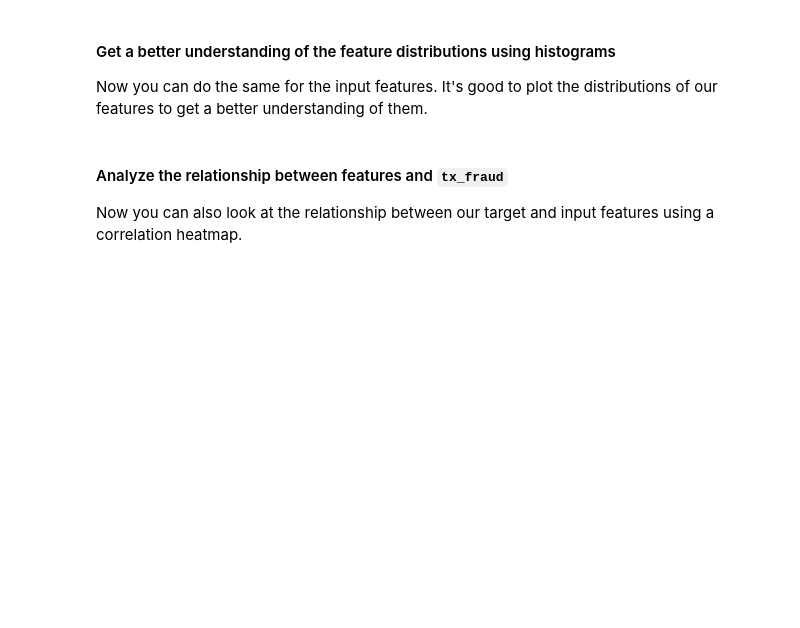
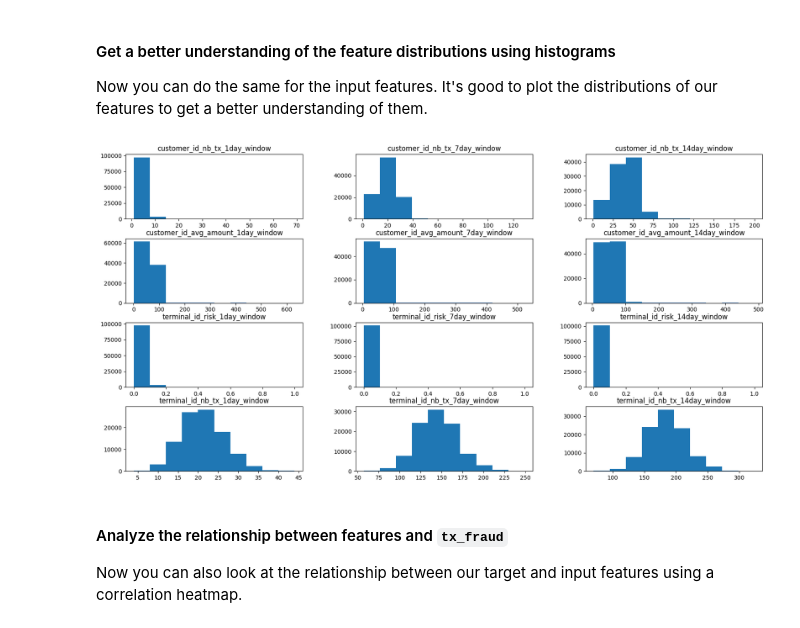
Before and after one commit to GoogleCloudPlatform/fraudfinder, a Jupyter notebook: vertex_ai/04_experimentation.ipynb, the cells around one changed output. Cells and saved outputs as stored; diff of their text form; code cells hidden in the pictures; blank space fills up the shorter version.

````diff
--- a/vertex_ai/04_experimentation.ipynb
+++ b/vertex_ai/04_experimentation.ipynb
@@ -267,7 +309,7 @@ In the next cell, you will send the dataframe to lookup feature values to Featur
 sample_df = ff_feature_store.batch_serve_to_df(
     serving_feature_ids=SERVING_FEATURE_IDS,
     read_instances_df=query_df,
-    pass_through_fields = ['tx_fraud','tx_amount']
+    pass_through_fields=["tx_fraud", "tx_amount"],
 )
 
 sample_df.head(5)
@@ -290,22 +368,25 @@ As we can see the data is imbalanced. We will fix this later in this notebook be
 #### Get a better understanding of the feature distributions using histograms
 Now you can do the same for the input features. It's good to plot the distributions of our features to get a better understanding of them.
 # %%
-features = [ "tx_amount",
-            "customer_id_nb_tx_1day_window",
-            "customer_id_nb_tx_7day_window",
-            "customer_id_nb_tx_14day_window",
-            "customer_id_avg_amount_1day_window",
-            "customer_id_avg_amount_7day_window",
-            "customer_id_avg_amount_14day_window",
-            "terminal_id_risk_1day_window",
-            "terminal_id_risk_7day_window",
-            "terminal_id_risk_14day_window",
-            "terminal_id_nb_tx_1day_window",
-            "terminal_id_nb_tx_7day_window",
-            "terminal_id_nb_tx_14day_window"
-           ]
+features = [
+    "tx_amount",
+    "customer_id_nb_tx_1day_window",
+    "customer_id_nb_tx_7day_window",
+    "customer_id_nb_tx_14day_window",
+    "customer_id_avg_amount_1day_window",
+    "customer_id_avg_amount_7day_window",
+    "customer_id_avg_amount_14day_window",
+    "terminal_id_risk_1day_window",
+    "terminal_id_risk_7day_window",
+    "terminal_id_risk_14day_window",
+    "terminal_id_nb_tx_1day_window",
+    "terminal_id_nb_tx_7day_window",
+    "terminal_id_nb_tx_14day_window",
+]
 
-sample_df[features].hist(figsize = (20, 10), grid=False);
+sample_df[features].hist(figsize=(20, 10), grid=False)
+# %% [output]
+[figure, added]
 # %% [markdown]
 #### Analyze the relationship between features and ```tx_fraud```
 Now you can also look at the relationship between our target and input features using a correlation heatmap.
````
Also changed, not shown: parts of 20 cells of this notebook, 1 other file.
